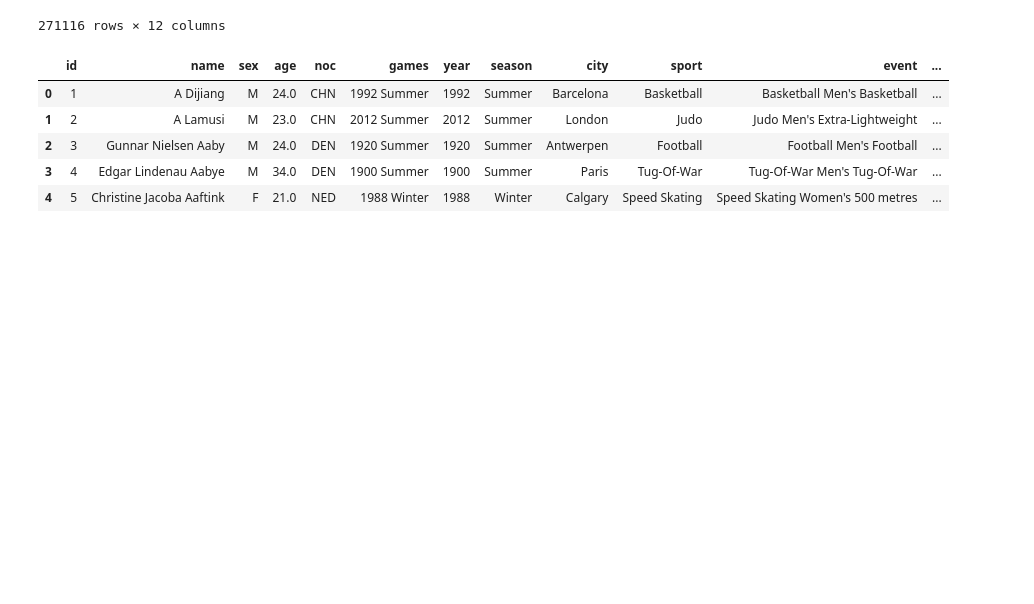
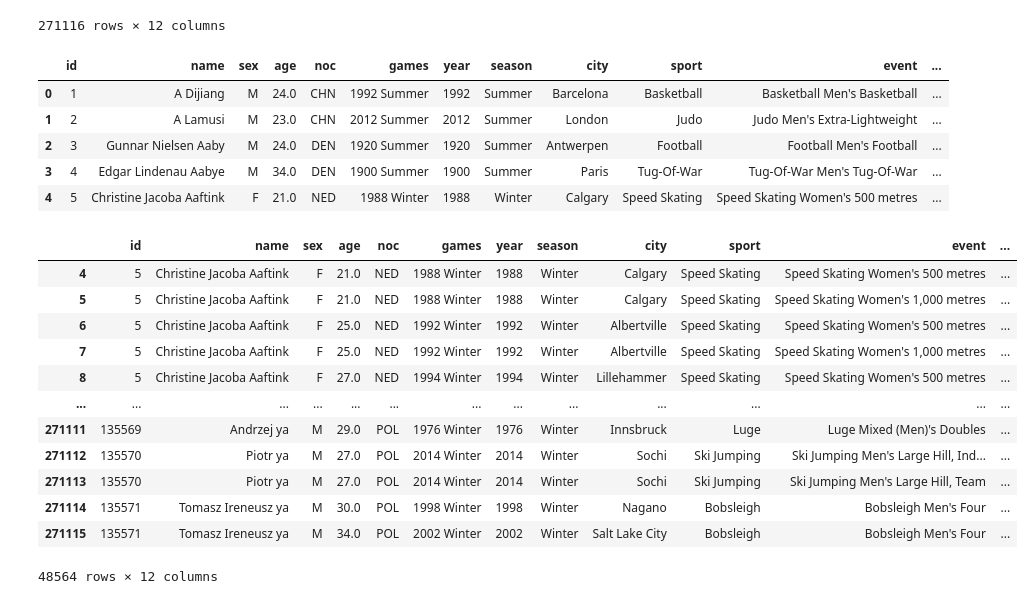
Before and after one commit to Calum-Knight/Project3-OlympicData, a Jupyter notebook: project3_notebook.ipynb, the cells around one changed output. Cells and saved outputs as stored; diff of their text form; code cells hidden in the pictures; blank space fills up the shorter version.

```diff
--- a/project3_notebook.ipynb
+++ b/project3_notebook.ipynb
@@ -64,3 +64,20 @@ pd.read_sql_query('select * from olympic_data', con=engine).head()
 | 2 | 3 | Gunnar Nielsen Aaby | M | 24.0 | DEN | 1920 Summer | 1920 | Summer | Antwerpen | Football | Football Men's Football | ... |
 | 3 | 4 | Edgar Lindenau Aabye | M | 34.0 | DEN | 1900 Summer | 1900 | Summer | Paris | Tug-Of-War | Tug-Of-War Men's Tug-Of-War | ... |
 | 4 | 5 | Christine Jacoba Aaftink | F | 21.0 | NED | 1988 Winter | 1988 | Winter | Calgary | Speed Skating | Speed Skating Women's 500 metres | ... |
+# %%
+olympic_data = olympic_data[olympic_data.season=="Winter"]
+olympic_data
+# %% [output]
+|  | id | name | sex | age | noc | games | year | season | city | sport | event | ... |
+| 4 | 5 | Christine Jacoba Aaftink | F | 21.0 | NED | 1988 Winter | 1988 | Winter | Calgary | Speed Skating | Speed Skating Women's 500 metres | ... |
+| 5 | 5 | Christine Jacoba Aaftink | F | 21.0 | NED | 1988 Winter | 1988 | Winter | Calgary | Speed Skating | Speed Skating Women's 1,000 metres | ... |
+| 6 | 5 | Christine Jacoba Aaftink | F | 25.0 | NED | 1992 Winter | 1992 | Winter | Albertville | Speed Skating | Speed Skating Women's 500 metres | ... |
+| 7 | 5 | Christine Jacoba Aaftink | F | 25.0 | NED | 1992 Winter | 1992 | Winter | Albertville | Speed Skating | Speed Skating Women's 1,000 metres | ... |
+| 8 | 5 | Christine Jacoba Aaftink | F | 27.0 | NED | 1994 Winter | 1994 | Winter | Lillehammer | Speed Skating | Speed Skating Women's 500 metres | ... |
+| ... | ... | ... | ... | ... | ... | ... | ... | ... | ... | ... | ... | ... |
+| 271111 | 135569 | Andrzej ya | M | 29.0 | POL | 1976 Winter | 1976 | Winter | Innsbruck | Luge | Luge Mixed (Men)'s Doubles | ... |
+| 271112 | 135570 | Piotr ya | M | 27.0 | POL | 2014 Winter | 2014 | Winter | Sochi | Ski Jumping | Ski Jumping Men's Large Hill, Ind... | ... |
+| 271113 | 135570 | Piotr ya | M | 27.0 | POL | 2014 Winter | 2014 | Winter | Sochi | Ski Jumping | Ski Jumping Men's Large Hill, Team | ... |
+| 271114 | 135571 | Tomasz Ireneusz ya | M | 30.0 | POL | 1998 Winter | 1998 | Winter | Nagano | Bobsleigh | Bobsleigh Men's Four | ... |
+| 271115 | 135571 | Tomasz Ireneusz ya | M | 34.0 | POL | 2002 Winter | 2002 | Winter | Salt Lake City | Bobsleigh | Bobsleigh Men's Four | ... |
+48564 rows × 12 columns
```
Also changed, not shown: parts of 2 cells of this notebook, 5 other files.
